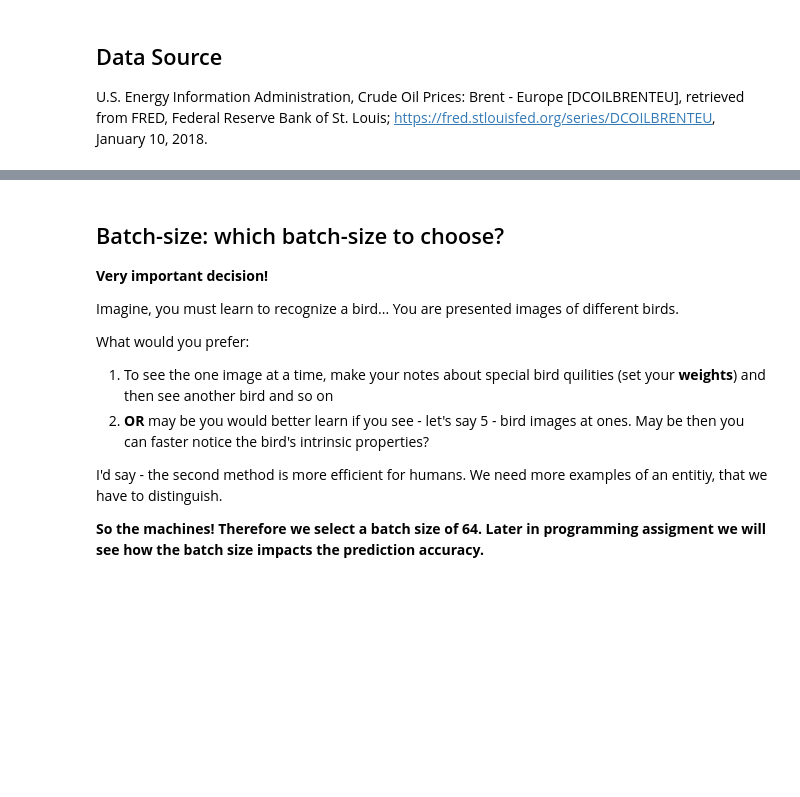
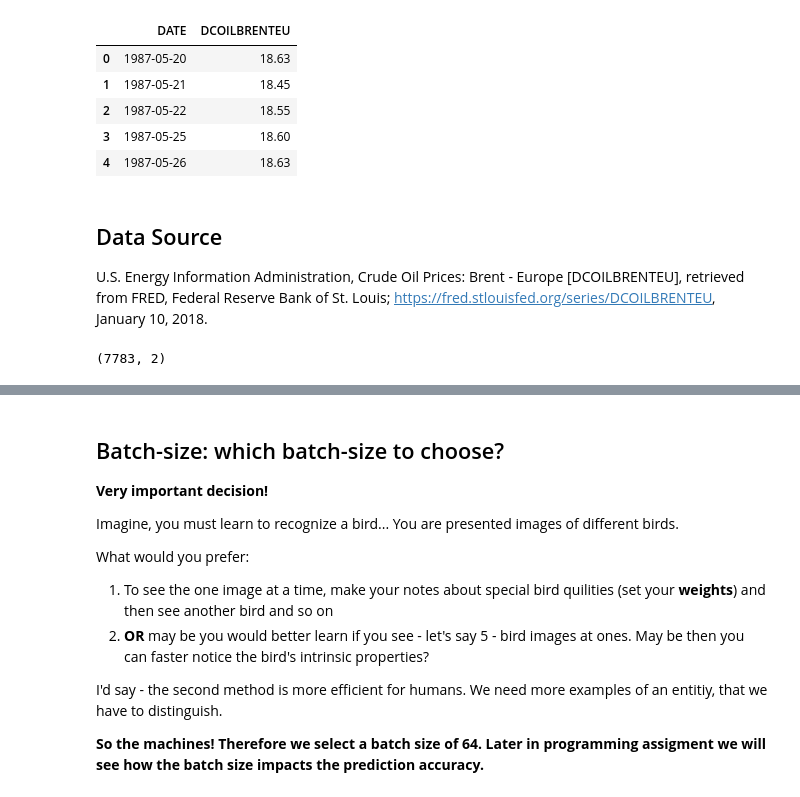
Before and after one commit to romeokienzler/ibm-developer, a Jupyter notebook: coursera/ai/week3/lstm_crude_oil_price_prediction.ipynb, the cells around one changed output, grey strips where cells are left out. Cells and saved outputs as stored; diff of their text form; code cells hidden in the pictures; blank space fills up the shorter version.

```diff
--- a/coursera/ai/week3/lstm_crude_oil_price_prediction.ipynb
+++ b/coursera/ai/week3/lstm_crude_oil_price_prediction.ipynb
@@ -5,3 +1,43 @@
+# %%
+
+from io import StringIO
+import requests
+import json
+import pandas as pd
+
+# @hidden_cell
+# This function accesses a file in your Object Storage. The definition contains your credentials.
+# You might want to remove those credentials before you share your notebook.
+def get_object_storage_file_with_credentials_d3bd5b94a9334de59a55a7fed2bedeaa(container, filename):
+    """This functions returns a StringIO object containing
+    the file content from Bluemix Object Storage."""
+
+    url1 = ''.join(['https://identity.open.softlayer.com', '/v3/auth/tokens'])
+    data = {'auth': {'identity': {'methods': ['password'],
+            'password': {'user': {'name': 'member_adcb54bd899a7e39e31582bccad1577f68f1992f','domain': {'id': '4619da2fa8524beda11c89d2d1969c5b'},
+            'password': 'P*/m8,!#7s6H9poz'}}}}}
+    headers1 = {'Content-Type': 'application/json'}
+    resp1 = requests.post(url=url1, data=json.dumps(data), headers=headers1)
+    resp1_body = resp1.json()
+    for e1 in resp1_body['token']['catalog']:
+        if(e1['type']=='object-store'):
+            for e2 in e1['endpoints']:
+                        if(e2['interface']=='public'and e2['region']=='dallas'):
+                            url2 = ''.join([e2['url'],'/', container, '/', filename])
+    s_subject_token = resp1.headers['x-subject-token']
+    headers2 = {'X-Auth-Token': s_subject_token, 'accept': 'application/json'}
+    resp2 = requests.get(url=url2, headers=headers2)
+    return StringIO(resp2.text)
+
+df_data_1 = pd.read_csv(get_object_storage_file_with_credentials_d3bd5b94a9334de59a55a7fed2bedeaa('courseraai', 'DCOILBRENTEU.csv'))
+df_data_1.head()
+# %% [output]
+|  | DATE | DCOILBRENTEU |
+| 0 | 1987-05-20 | 18.63 |
+| 1 | 1987-05-21 | 18.45 |
+| 2 | 1987-05-22 | 18.55 |
+| 3 | 1987-05-25 | 18.60 |
+| 4 | 1987-05-26 | 18.63 |
 # %% [markdown]
 Data Source
 -----------
@@ -9,6 +45,8 @@ U.S. Energy Information Administration, Crude Oil Prices: Brent - Europe [DCOILB
 # %%
 df_data_1 = df_data_1[df_data_1.DCOILBRENTEU != "."]
 print df_data_1.shape
+# %% [output]
+(7783, 2)
 # %%
 import matplotlib.pyplot as plt
 df_data_1_plot = df_data_1.iloc[:,1:2].values
```
Also changed, not shown: parts of 19 cells of this notebook.
